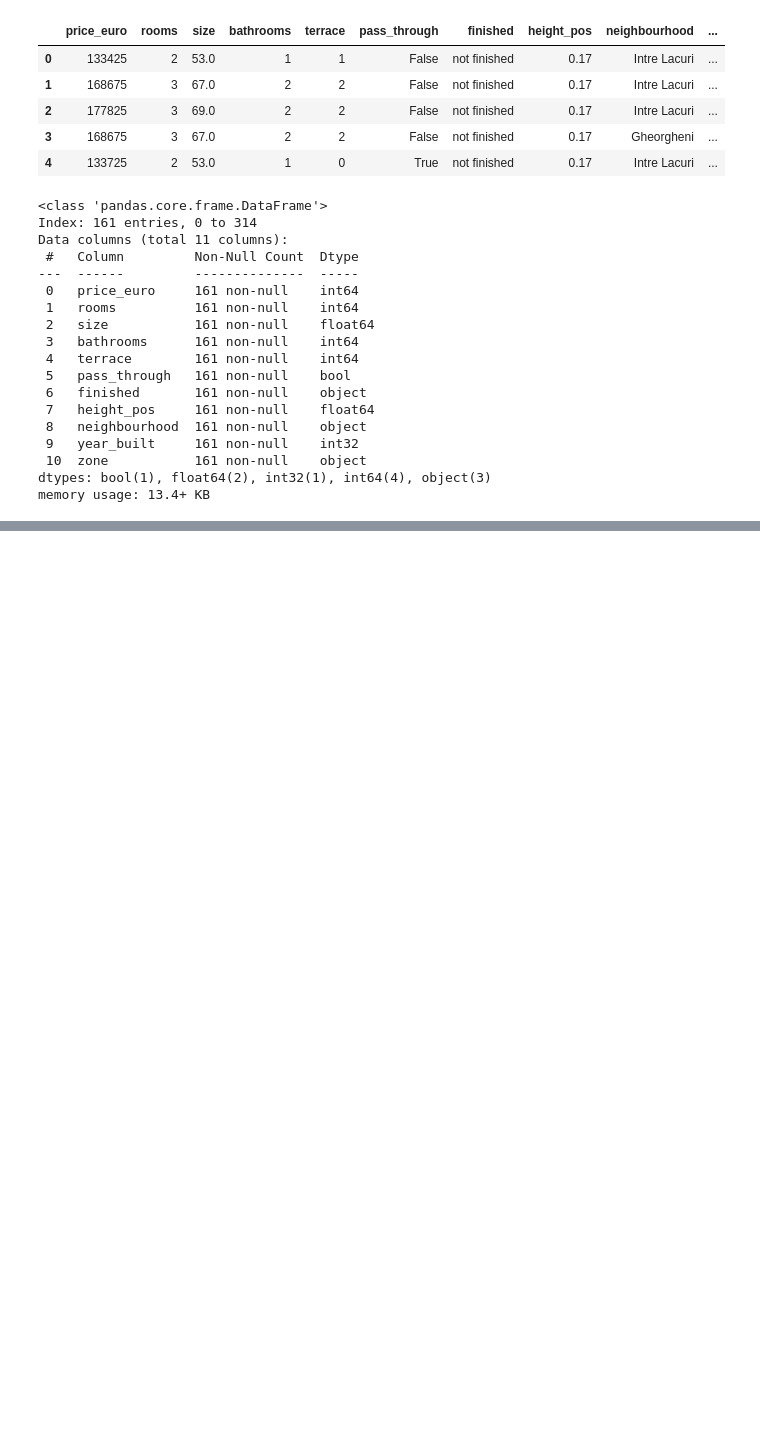
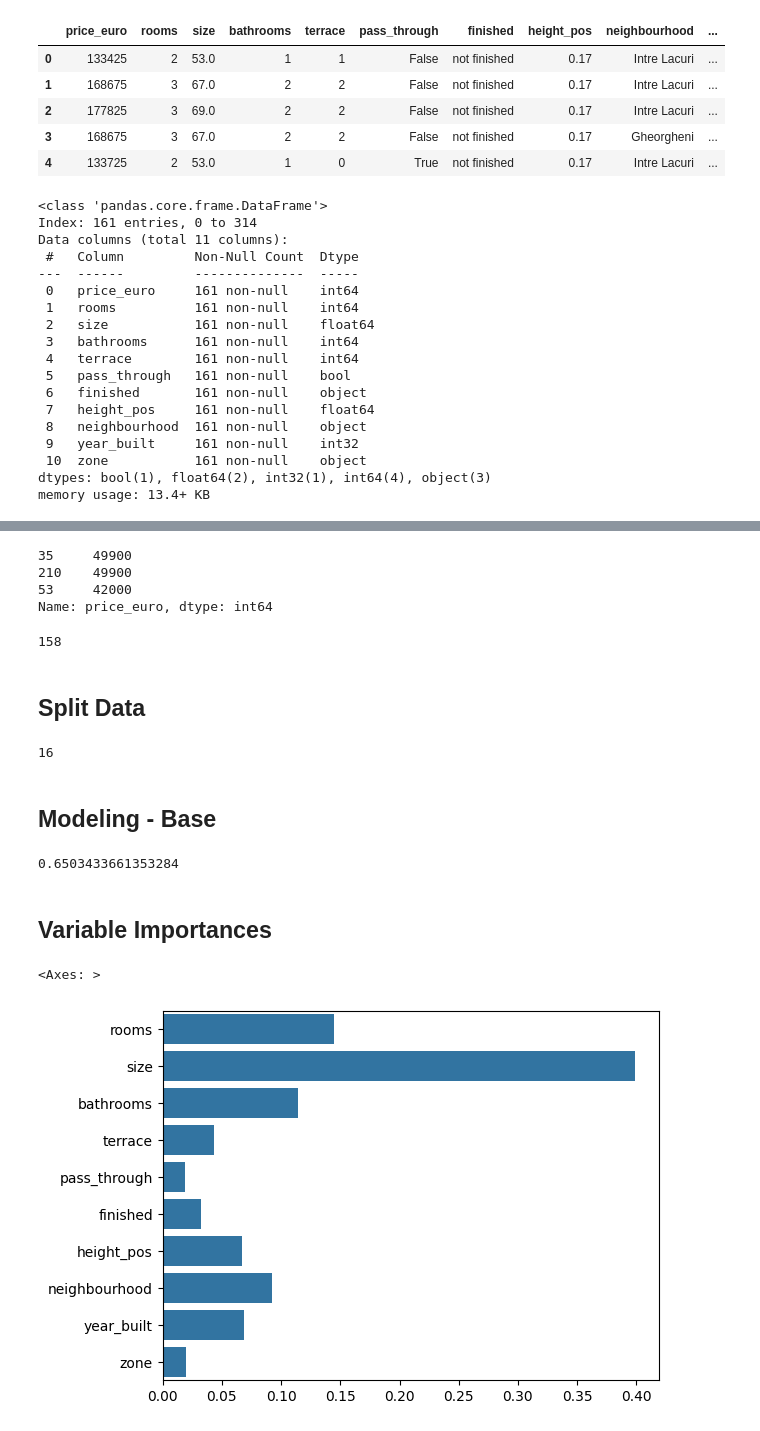
Before and after one commit to aprilhong/apt_price_app, a Jupyter notebook: RandomForestRegression.ipynb, the cells around one changed output, grey strips where cells are left out. Cells and saved outputs as stored; diff of their text form; code cells hidden in the pictures; blank space fills up the shorter version.

```diff
--- a/RandomForestRegression.ipynb
+++ b/RandomForestRegression.ipynb
@@ -117,0 +126,24 @@ dtype: object
+# %%
+# show 3 highest priced apartments
+df.price_euro.sort_values(ascending = False)[-3:]
+# %% [output]
+35     49900
+210    49900
+53     42000
+Name: price_euro, dtype: int64
+# %%
+# save 3 outliers to list
+top_outliers = list(df.price_euro.sort_values()[-3:].index)
+
+# drop outliers from df
+df = df.drop(top_outliers)
+
+# check new df row count is reduced by 3
+len(df)
+# %% [output]
+158
+# %% [markdown]
+## Split Data
+# %%
+y = df.price_euro
+X = df.drop(['price_euro'], axis=1)
@@ -117,0 +152,26 @@ dtype: object
+# %%
+X_train,X_test,y_train, y_test = train_test_split(X, y, test_size=0.1)
+# %%
+len(X_test)
+# %% [output]
+16
+# %% [markdown]
+## Modeling - Base
+# %%
+model = RandomForestRegressor(n_estimators=500,
+                              max_features=3,
+                              max_samples=60,
+                              oob_score=True    #R^2
+                              )
+rf = model.fit(X_train, y_train)
+# %%
+print(rf.oob_score_)
+# %% [output]
+0.6503433661353284
+# %% [markdown]
+## Variable Importances
+# %%
+sns.barplot(x=rf.feature_importances_, y=rf.feature_names_in_)
+# %% [output]
+<Axes: >
+[figure, added]
```
Also changed, not shown: parts of 65 cells of this notebook, 11 other files.
